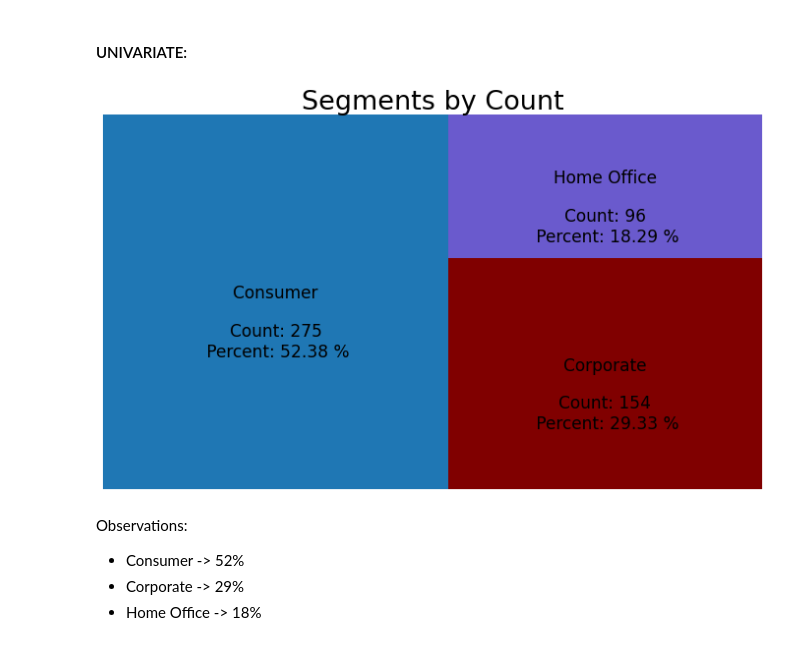
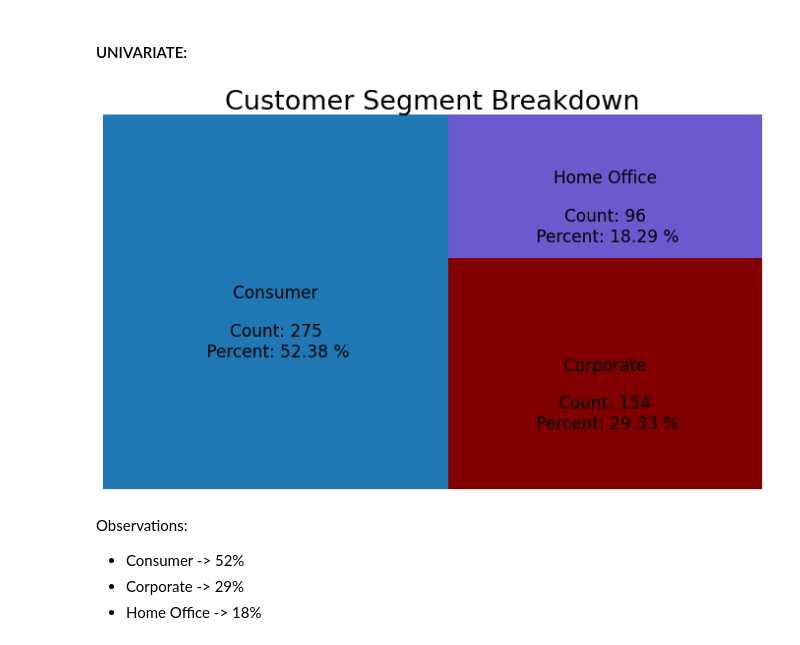
Before and after one commit to long-name-gang/time_series-project, a Jupyter notebook: rachel_final_report.ipynb, the cells around one changed output. Saved outputs shown, nothing was run; the diff lists cells and outputs as text; code cells hidden in the pictures.

```diff
--- a/rachel_final_report.ipynb
+++ b/rachel_final_report.ipynb
@@ -214,32 +226,32 @@ Exploration started with looking at the distribution of profit and the distribut
 # %%
 
 # Assign Counts of Customers to each segement
 con_count = len(df.groupby(by=['segment','customer_name']).segment.value_counts().loc[('Consumer')])
 cor_count = len(df.groupby(by=['segment','customer_name']).segment.value_counts().loc[('Corporate')])
 hom_count = len(df.groupby(by=['segment','customer_name']).segment.value_counts().loc[('Home Office')])
 segment_counts = [con_count,cor_count,hom_count]
 
 # Assign segment percentages
 seg_percent = []
 
 for x in segment_counts:
     seg_percent.append(f'\nCount: {x}\n Percent: {round(x / sum(segment_counts) * 100,2)} %')
 
 seg_percent
 # Assign figure size
 plt.figure(figsize=(12,7))
 # Use Squarify to create a tree map of segment counts
 squarify.plot(sizes=segment_counts,
               label=list(df.segment.value_counts().index),
               value=seg_percent,
               color = ['tab:blue','maroon','slateblue'],
               text_kwargs={'fontsize': 17})
 # Assign titles
-plt.title('Segments by Count', fontsize=27)
+plt.title('Customer Segment Breakdown', fontsize=27)
 plt.axis('off')
 plt.show()
 # %% [output]
-[figure, old version]
+[figure, new version]
 # %% [markdown]
 Observations:
 - Consumer -> 52%
```
Also changed, not shown: parts of 24 cells of this notebook.
